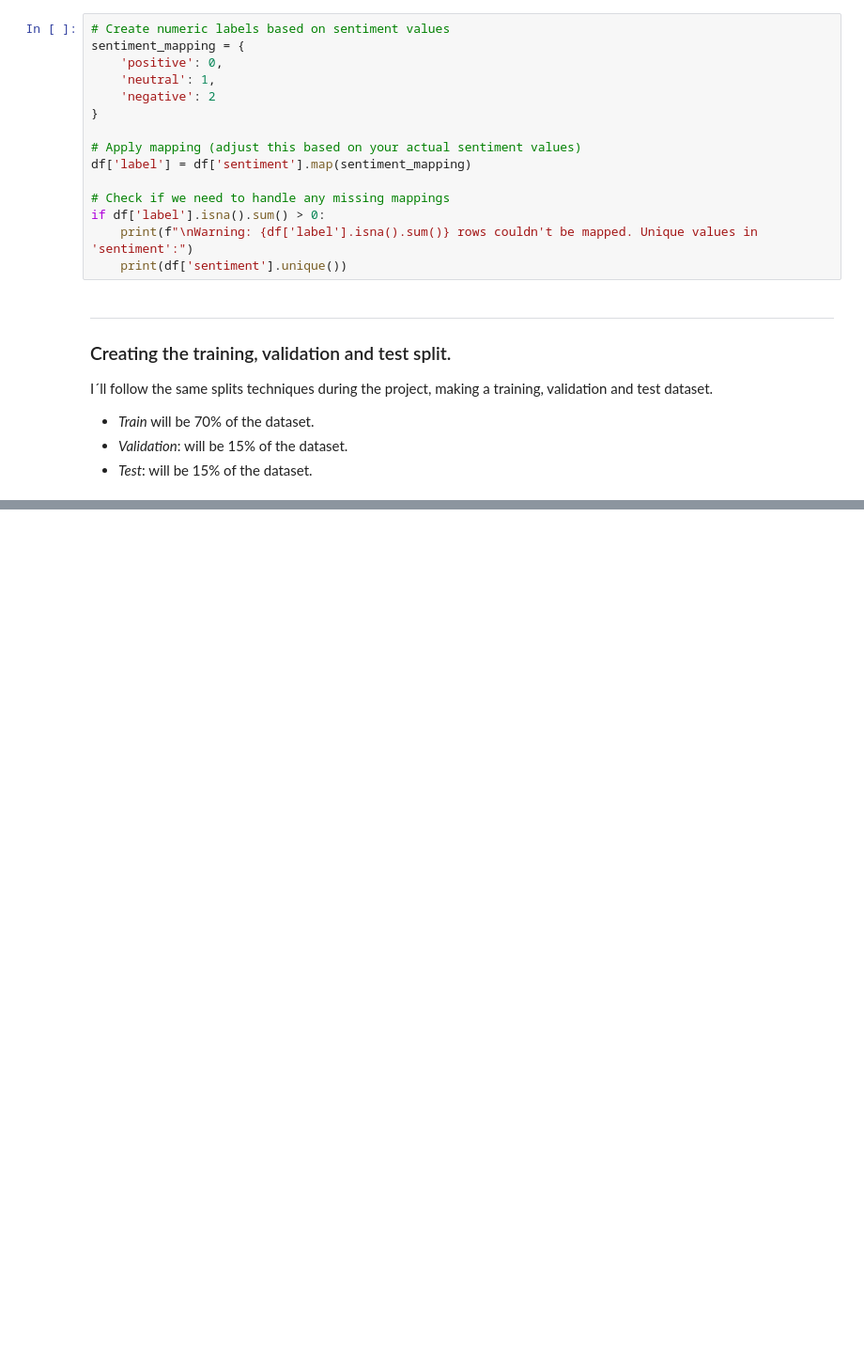
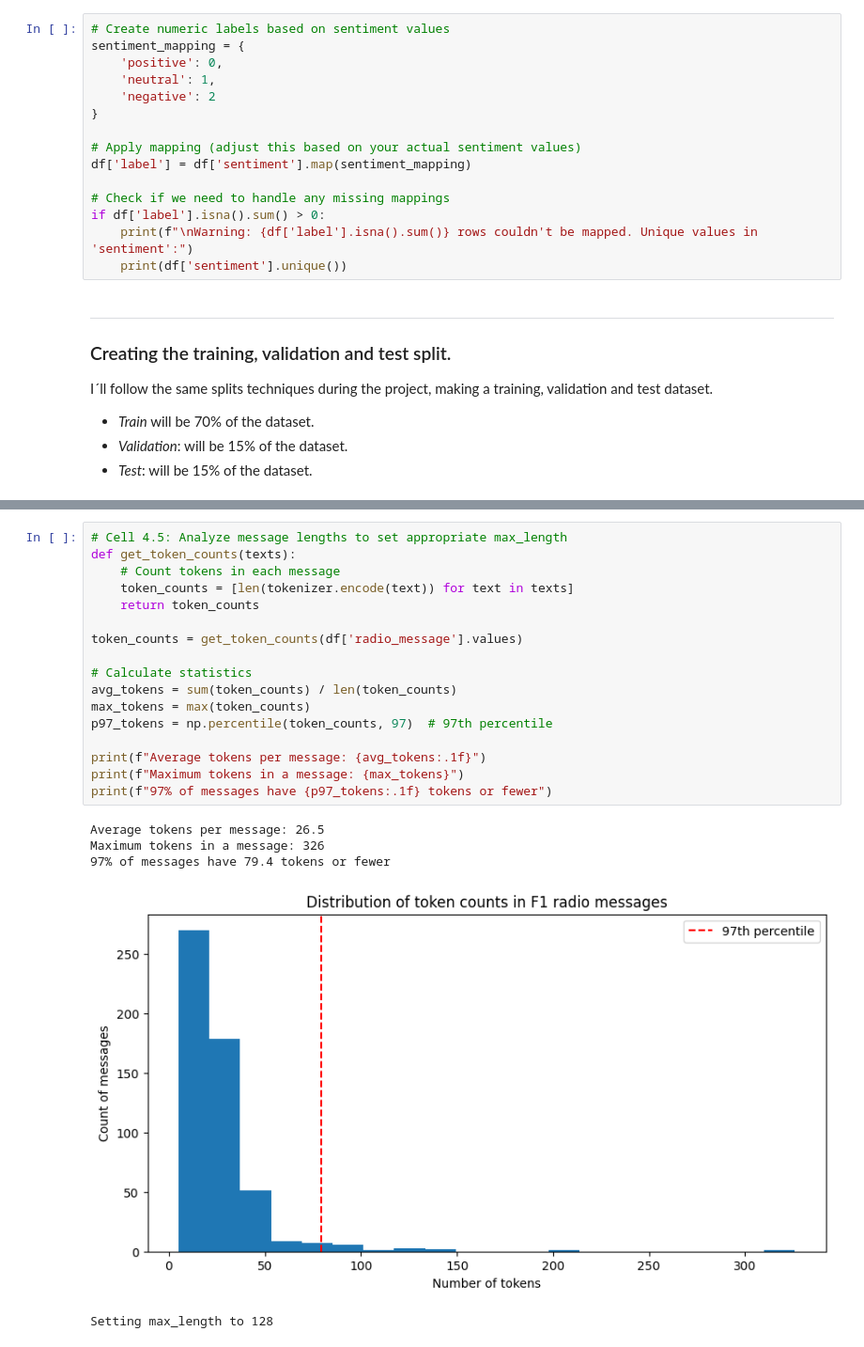
Before and after one commit to VforVitorio/F1_Strat_Manager, a Jupyter notebook: scripts/NLP_radio_processing/N03_bert_sentiment.ipynb, the cells around one changed output, grey strips where cells are left out. Shown at 94% size. Saved outputs shown, nothing was run; the diff lists cells and outputs as text; blank space fills up the shorter version.

```diff
--- a/scripts/NLP_radio_processing/N03_bert_sentiment.ipynb
+++ b/scripts/NLP_radio_processing/N03_bert_sentiment.ipynb
@@ -185,0 +193,23 @@ print(f"Test set: {len(test_texts)} samples")
+# %%
+# Cell 4.5: Analyze message lengths to set appropriate max_length
+def get_token_counts(texts):
+    # Count tokens in each message
+    token_counts = [len(tokenizer.encode(text)) for text in texts]
+    return token_counts
+
+token_counts = get_token_counts(df['radio_message'].values)
+
+# Calculate statistics
+avg_tokens = sum(token_counts) / len(token_counts)
+max_tokens = max(token_counts)
+p97_tokens = np.percentile(token_counts, 97)  # 97th percentile
+
+print(f"Average tokens per message: {avg_tokens:.1f}")
+print(f"Maximum tokens in a message: {max_tokens}")
+print(f"97% of messages have {p97_tokens:.1f} tokens or fewer")
+# %% [output]
+Average tokens per message: 26.5
+Maximum tokens in a message: 326
+97% of messages have 79.4 tokens or fewer
+[figure, added]
+Setting max_length to 128
```
Also changed, not shown: parts of 15 cells of this notebook.
